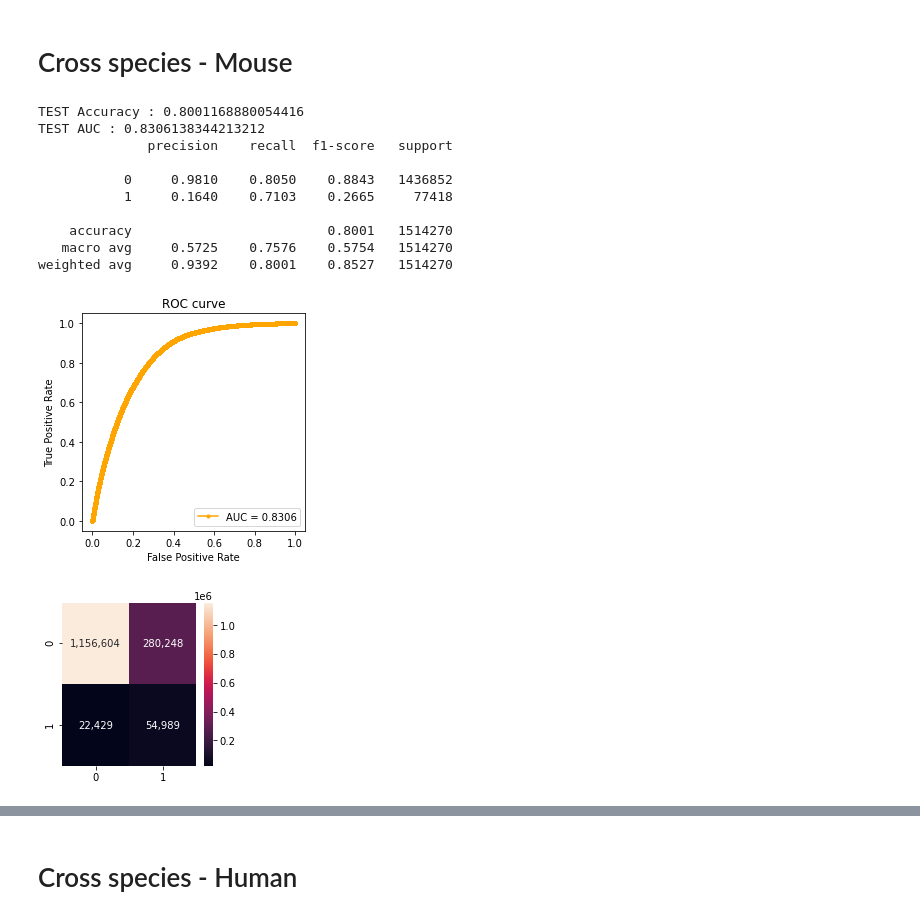
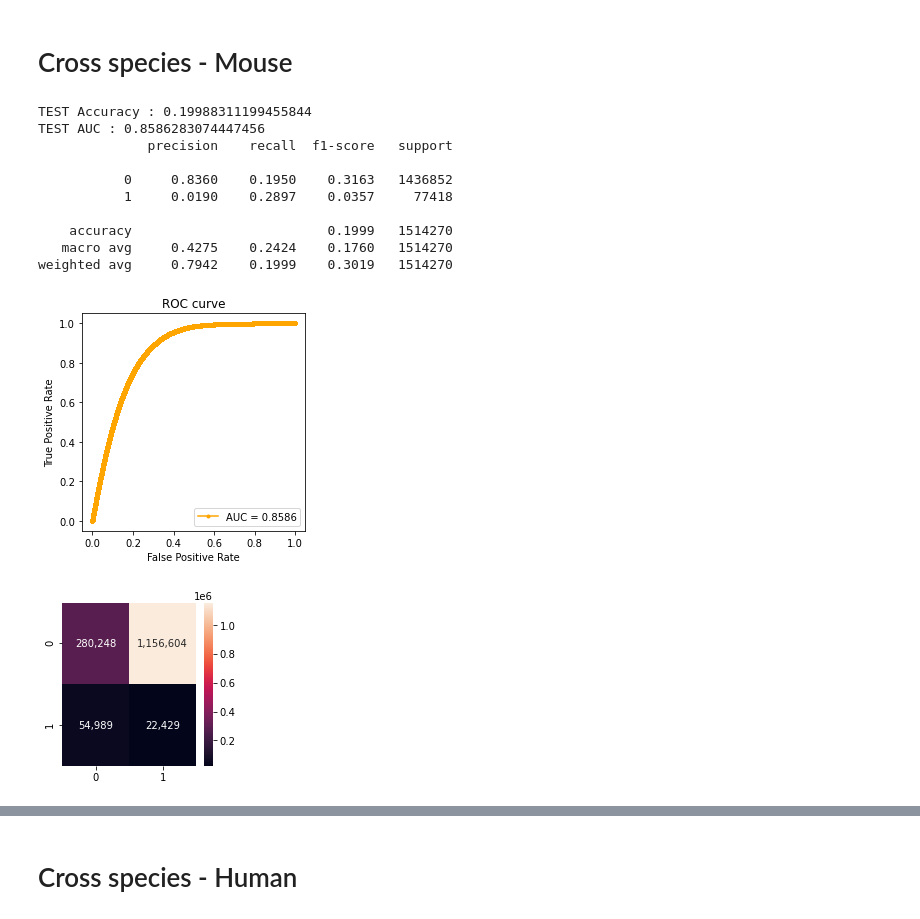
Before and after one commit to zoohoson/Peptide_Detectability, a Jupyter notebook: Comparison_CapsNet.ipynb, the cells around one changed output, grey strips where cells are left out. Saved outputs shown, nothing was run; the diff lists cells and outputs as text; code cells hidden in the pictures.

```diff
--- a/Comparison_CapsNet.ipynb
+++ b/Comparison_CapsNet.ipynb
@@ -279,51 +279,51 @@ for batch_idx, batch in enumerate(test_iter):
 
     out = model(data)
     out = torch.sqrt(torch.sum(out * out, 2))
-    out1 = out[:, 1]
+    out1 = out[:, 0]
     _, y_pre = torch.max(out, -1)
     all_p1.extend(list(out1.cpu().detach().numpy()))
     all_pred1.extend(list(y_pre.cpu().detach().numpy()))
     all_true1.extend(list(batch.Label.cpu().detach().numpy()))
 
-all_pred1 = np.array(list(map(lambda x: 1-x, np.array(all_pred1))))
+all_pred1 = np.array(list(map(lambda x: x, np.array(all_pred1))))
 all_true1 = np.array(all_true1)
-all_p1 = np.array(list(map(lambda x: 1-x, np.array(all_p1))))
+all_p1 = np.array(list(map(lambda x: x, np.array(all_p1))))
 
 auc = roc_auc_score(all_true1, all_p1)
 acc = metrics.accuracy_score(all_true1,all_pred1)
 print('TEST Accuracy : {}'.format(acc))
 print('TEST AUC : {}'.format(auc))
 print(classification_report(all_true1, all_pred1, digits=4))
 
 plt.figure(figsize=(4, 4))
 fpr, tpr, threshold = roc_curve(all_true1, all_p1)
 plt.plot(fpr, tpr, marker='.', label='AUC = {:.4f}'.format(auc), color='orange')
 plt.title('ROC curve')
 plt.xlabel('False Positive Rate')
 plt.ylabel('True Positive Rate')
 plt.legend()
 plt.show()
 
 cf_matrix = confusion_matrix(all_true1, all_pred1)
 plt.figure(figsize=(3, 3))
 sns.heatmap(cf_matrix, annot=True, fmt=',.0f')
 plt.show()
 
 np.save('log/result_mouse_KLife_CapsNet_fpr.npy', fpr)
 np.save('log/result_mouse_KLife_CapsNet_tpr.npy', tpr)
 np.save('log/result_mouse_KLife_CapsNet_threshold.npy', threshold)
 np.save('log/result_mouse_KLife_CapsNet_prob.npy', all_p1)
 np.save('log/result_mouse_KLife_CapsNet_true.npy', all_true1)
 # %% [output]
-TEST Accuracy : 0.8001168880054416
-TEST AUC : 0.8306138344213212
+TEST Accuracy : 0.19988311199455844
+TEST AUC : 0.8586283074447456
               precision    recall  f1-score   support
 
-           0     0.9810    0.8050    0.8843   1436852
-           1     0.1640    0.7103    0.2665     77418
+           0     0.8360    0.1950    0.3163   1436852
+           1     0.0190    0.2897    0.0357     77418
 
-    accuracy                         0.8001   1514270
-   macro avg     0.5725    0.7576    0.5754   1514270
-weighted avg     0.9392    0.8001    0.8527   1514270
+    accuracy                         0.1999   1514270
+   macro avg     0.4275    0.2424    0.1760   1514270
+weighted avg     0.7942    0.1999    0.3019   1514270
-[figure, old version]
+[figure, new version]
-[figure, old version]
+[figure, new version]
```
Also changed, not shown: parts of 13 cells of this notebook, 3 other files.
